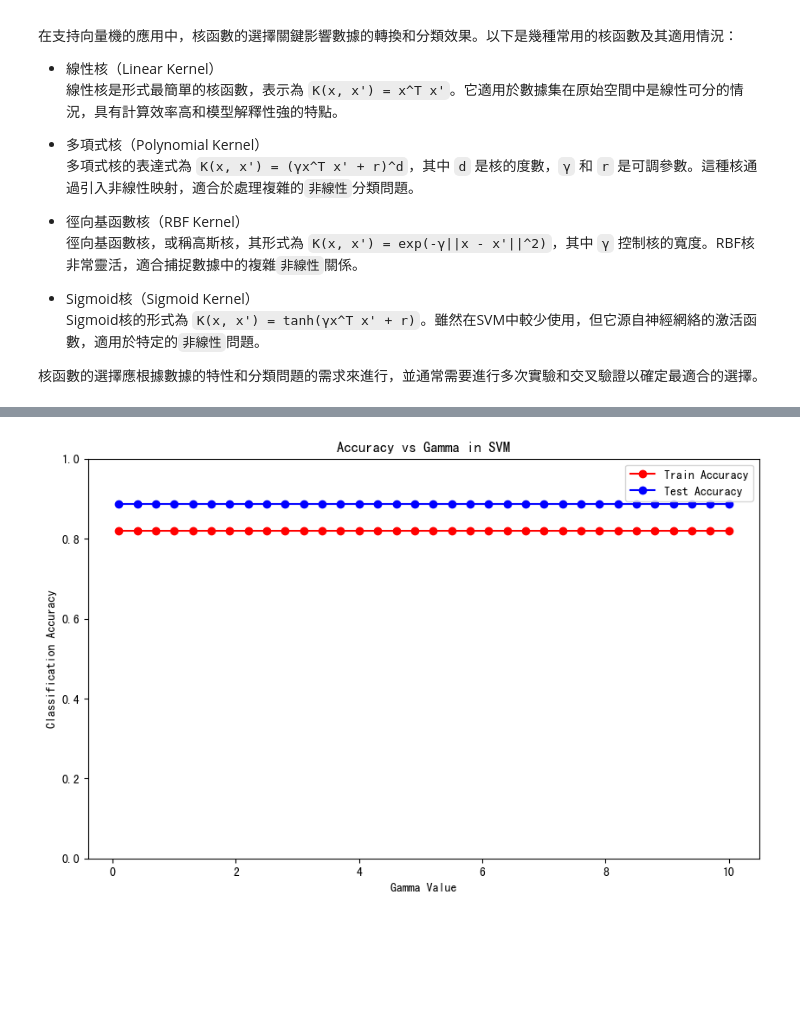
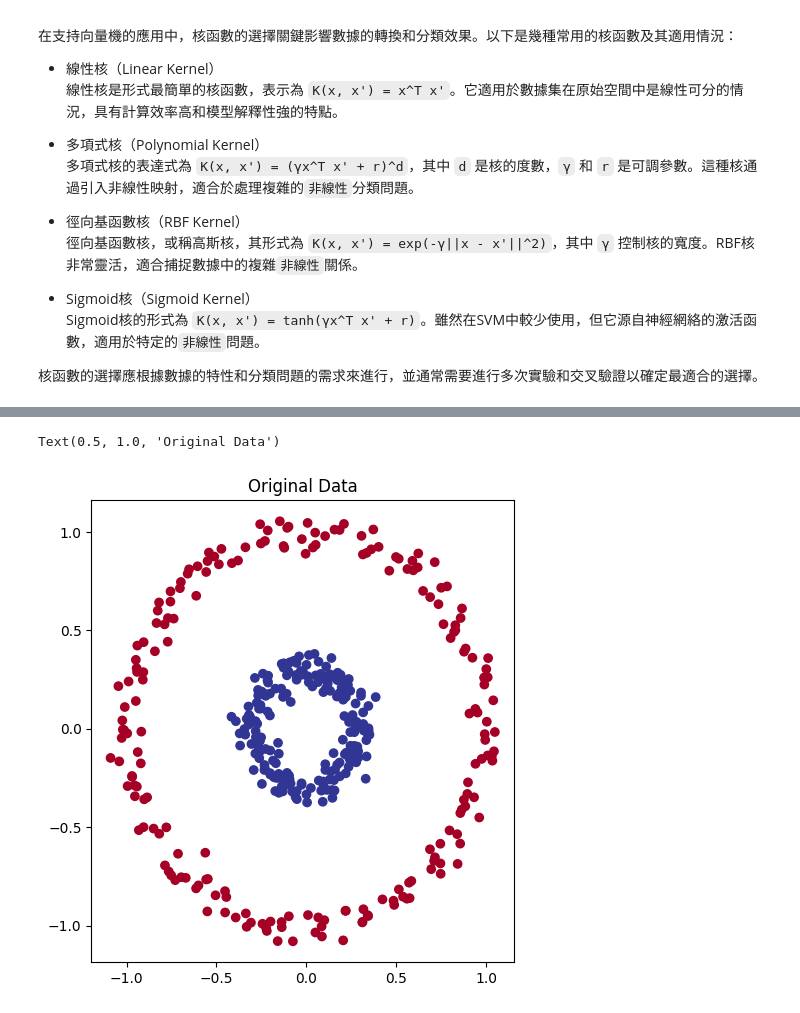
Before and after one commit to Zenobia000/MachineLearning-ds-fundamental, a Jupyter notebook: MachienLearning_v3/Part 3 - Classification/Section 16 - Support Vector Machine (SVM)/Python/support_vector_machine.ipynb, the cells around one changed output, grey strips where cells are left out. Cells and saved outputs as stored; diff of their text form; code cells hidden in the pictures; blank space fills up the shorter version.

```diff
--- a/MachienLearning_v3/Part 3 - Classification/Section 16 - Support Vector Machine (SVM)/Python/support_vector_machine.ipynb
+++ b/MachienLearning_v3/Part 3 - Classification/Section 16 - Support Vector Machine (SVM)/Python/support_vector_machine.ipynb
@@ -362,57 +368,18 @@ Gamma的意義比較難以說明，當使用kernel function將原始資料映射
 ![image-2.png](attachment:image-2.png)
 ![image.png](attachment:image.png)
-# %%
-import numpy as np
-import pandas as pd
-from sklearn.svm import SVC
-from sklearn.metrics import accuracy_score
-import matplotlib.pyplot as plt
-from sklearn.model_selection import train_test_split
-
-# Load the data
-# Assuming you have a CSV file named 'glass.csv' corresponding to the 'Glass' dataset
-data = pd.read_csv('Social_Network_Ads.csv')
-
-# Splitting the data into training and testing sets
-train, test = train_test_split(data, test_size=0.2, random_state=516)
-
-# Separate features and target
-features_train = train.drop('Purchased', axis=1)
-target_train = train['Purchased']
-features_test = test.drop('Purchased', axis=1)
-target_test = test['Purchased']
-
-# Ranges of gamma values
-gamma_values = np.arange(0.1, 10.1, 0.3)
-
-# Store training and testing accuracy
-train_accuracy = []
-test_accuracy = []
-
-# Evaluate accuracy for each gamma value
-for gamma in gamma_values:
-    model = SVC(gamma=gamma, kernel='linear')
-    model.fit(features_train, target_train)
-
-    # Predict and calculate accuracy for training data
-    train_preds = model.predict(features_train)
-    train_acc = accuracy_score(target_train, train_preds)
-    train_accuracy.append(train_acc)
-
-    # Predict and calculate accuracy for testing data
-    test_preds = model.predict(features_test)
-    test_acc = accuracy_score(target_test, test_preds)
-    test_accuracy.append(test_acc)
-
-# Plotting the accuracies
-plt.figure(figsize=(10, 6))
-plt.plot(gamma_values, train_accuracy, 'ro-', label='Train Accuracy')
-plt.plot(gamma_values, test_accuracy, 'bo-', label='Test Accuracy')
-plt.xlabel('Gamma Value')
-plt.ylabel('Classification Accuracy')
-plt.title('Accuracy vs Gamma in SVM')
-plt.legend()
-plt.ylim(0, 1)
-plt.show()
-# %% [output]
-[figure, removed]
+# %%
+import matplotlib.pyplot as plt
+from sklearn.datasets import make_circles
+
+# 建立假數據
+# 生成同心圆数据
+X, y = make_circles(n_samples=400, factor=.3, noise=.05)
+
+# 可视化原始数据
+plt.figure(figsize=(12, 6))
+plt.subplot(1, 2, 1)
+plt.scatter(X[:, 0], X[:, 1], c=y, cmap=plt.cm.RdYlBu)
+plt.title("Original Data")
+# %% [output]
+Text(0.5, 1.0, 'Original Data')
+[figure, added]
```
Also changed, not shown: parts of 5 cells of this notebook, 2 other files.
